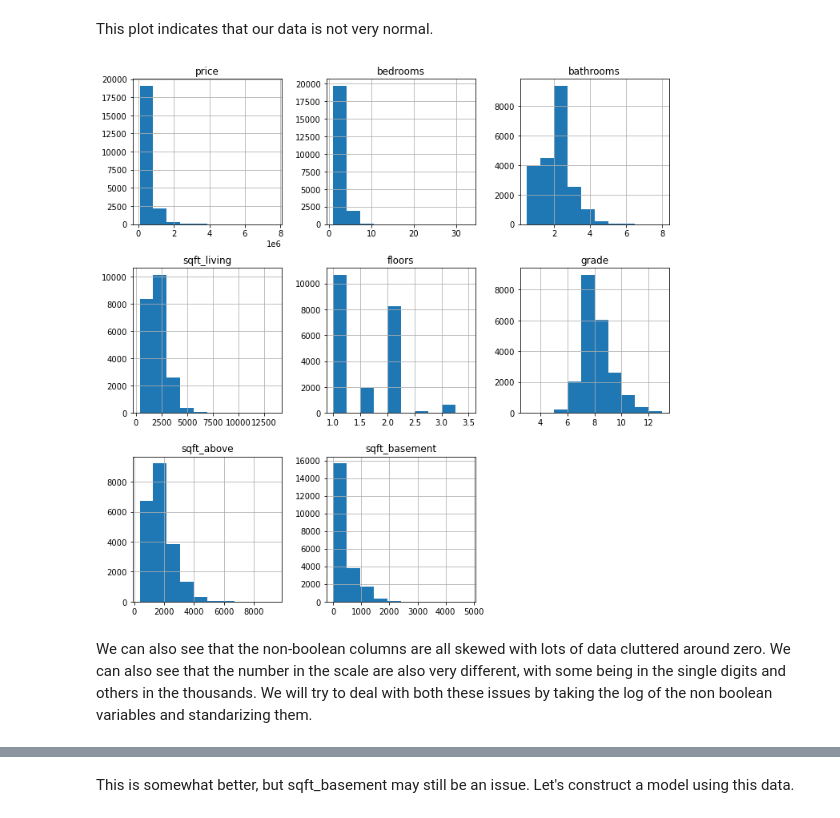
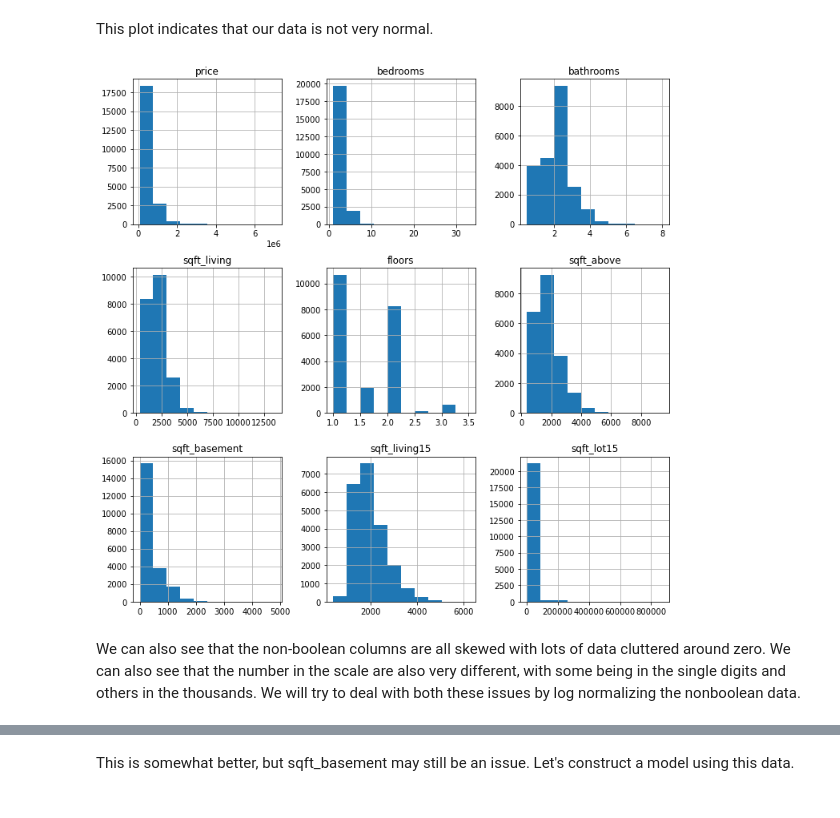
Before and after one commit to nonlocal-lia/King-County-Housing-Analysis, a Jupyter notebook: eda_notebook.ipynb, the cells around one changed output, grey strips where cells are left out. Cells and saved outputs as stored; diff of their text form; code cells hidden in the pictures.

```diff
--- a/eda_notebook.ipynb
+++ b/eda_notebook.ipynb
@@ -403,5 +419,5 @@ Lastly we will convert the boolean value of the yr_renovated_missing column to a
 # %%
-clean[["yr_ren_miss","sqft_base_miss"]] = clean[["yr_ren_miss","sqft_base_miss"]].astype(int)
+clean[["yr_ren_miss","sqft_base_miss","waterfront_miss"]] = clean[["yr_ren_miss","sqft_base_miss","waterfront_miss"]].astype(int)
 # %%
 clean.info()
 # %% [output]
@@ -424,0 +472,2 @@ memory usage: 2.5 MB
+# %%
+clean['zipcode'] = clean['zipcode'].replace(neighbor_dict['Neighborhood'])
@@ -425 +494,7 @@ memory usage: 2.5 MB
+# %%
+cats_zip, encode_zip = dp.one_hot_encode(clean, 'zipcode')
+clean[cats_zip] = encode_zip
+# %%
+#One column dropped to avoid dummy variable trap
+clean = clean.drop(columns=['zipcode', 'Medina'])
 # %%
@@ -481,10 +575,10 @@ viz.normality_graph(all_model, X_train, y_train)
 # %% [markdown]
 This plot indicates that our data is not very normal.
 # %%
-nonbool_columns = ['price','bedrooms','bathrooms','sqft_living','floors','grade','sqft_above','sqft_basement']
+nonbool_columns = ['price','bedrooms','bathrooms','sqft_living','floors','sqft_above','sqft_basement', 'sqft_living15', 'sqft_lot15']
 clean[nonbool_columns].hist(figsize  = [12, 12]);
 # %% [output]
-[figure, old version]
+[figure, new version]
 # %% [markdown]
-We can also see that the non-boolean columns are all skewed with lots of data cluttered around zero. We can also see that the number in the scale are also very different, with some being in the single digits and others in the thousands. We will try to deal with both these issues by taking the log of the non boolean variables and standarizing them.
+We can also see that the non-boolean columns are all skewed with lots of data cluttered around zero. We can also see that the number in the scale are also very different, with some being in the single digits and others in the thousands. We will try to deal with both these issues by log normalizing the nonboolean data.
 # %%
```
Also changed, not shown: parts of 113 cells of this notebook, 2 other files.
